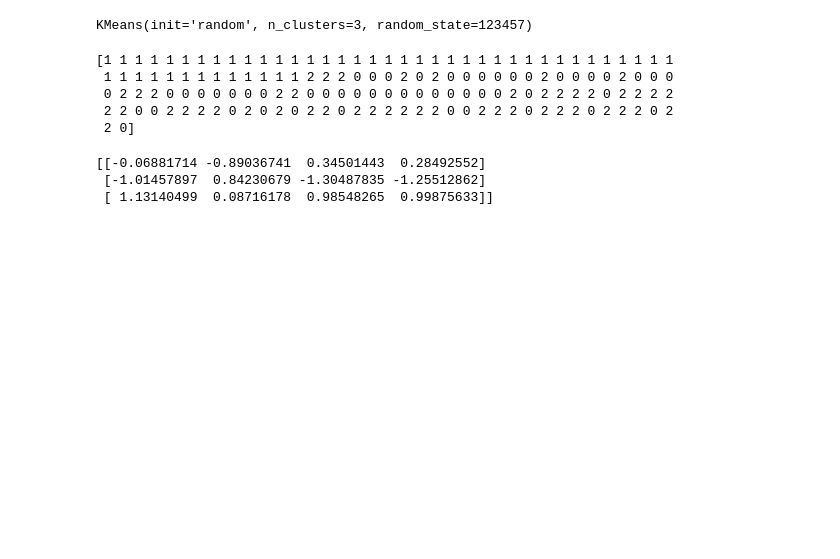
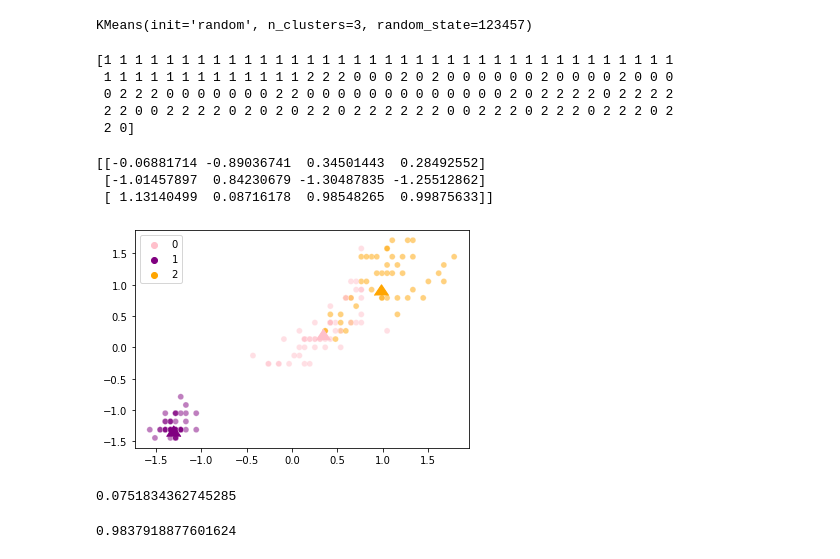
Before and after one commit to JulianaCrespin/fund_informatica2022, a Jupyter notebook: Ciencia_de_datos/notas_de_clases/Clustering/clustering.ipynb, the cells around one changed output. Saved outputs shown, nothing was run; the diff lists cells and outputs as text; code cells hidden in the pictures; blank space fills up the shorter version.

Commit message:
clustering

```diff
--- a/Ciencia_de_datos/notas_de_clases/Clustering/clustering.ipynb
+++ b/Ciencia_de_datos/notas_de_clases/Clustering/clustering.ipynb
@@ -76,0 +97,7 @@ g = sns.scatterplot(x = kmeans.cluster_centers_[:,1], y = kmeans.cluster_centers
+# %%
+colores = ["pink", "purple", "orange"]
+# g=sns.set(rc={'figsize':(11.7,8.27)})
+g = sns.scatterplot(x = iris_escaleado[:,2], y = iris_escaleado[:, 3], hue = kmeans.labels_, palette = colores, alpha = 0.5)#pone los puntos en el greafico
+g = sns.scatterplot(x = kmeans.cluster_centers_[:,2], y = kmeans.cluster_centers_[:,3], zorder = 10, palette = colores, hue = [0, 1, 2], legend = False, marker=6, s=200)#grafica los centroides
+# %% [output]
+[figure, added]
@@ -76,0 +110,10 @@ g = sns.scatterplot(x = kmeans.cluster_centers_[:,1], y = kmeans.cluster_centers
+# %%
+p
+#es normal con un 95% de confianza
+# %% [output]
+0.0751834362745285
+# %%
+w
+#no usamos esto, se agrega para guardar un valor
+# %% [output]
+0.9837918877601624
```
Also changed, not shown: parts of 17 cells of this notebook.
